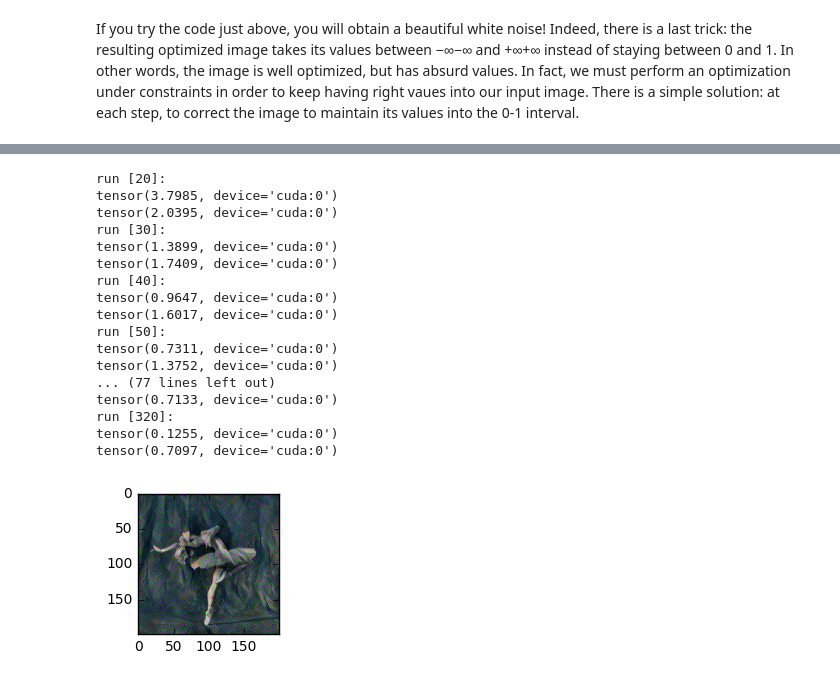
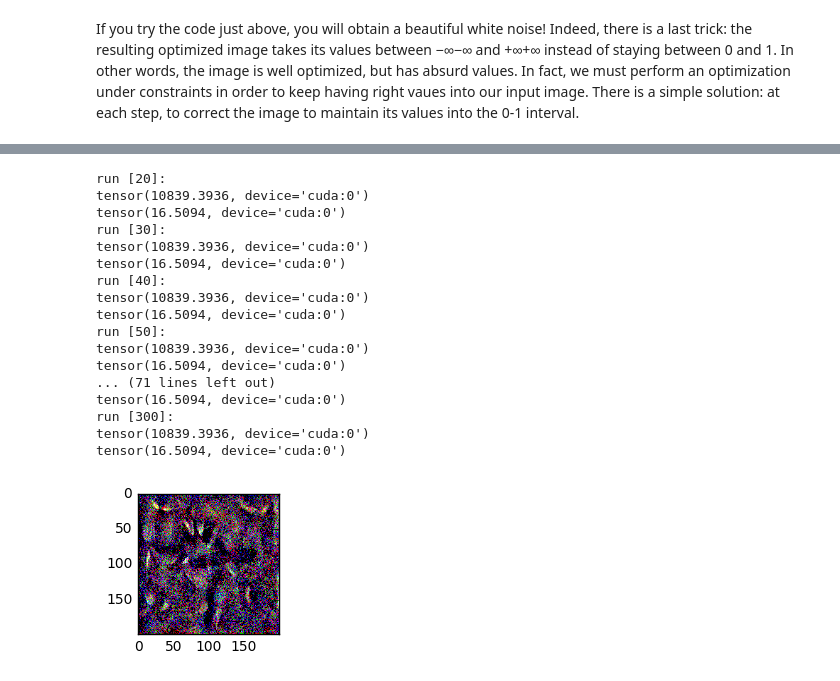
Before and after one commit to coding-blocks-archives/Perceptron_Summer_Noida_2018, a Jupyter notebook: class_19/NeuralArt.ipynb, the cells around one changed output, grey strips where cells are left out. Saved outputs shown, nothing was run; the diff lists cells and outputs as text; code cells hidden in the pictures.

```diff
--- a/class_19/NeuralArt.ipynb
+++ b/class_19/NeuralArt.ipynb
@@ -293,39 +317,39 @@ tensor(0.8331, device='cuda:0')
 # %% [markdown]
 If you try the code just above, you will obtain a beautiful white noise! Indeed, there is a last trick: the resulting optimized image takes its values between  −∞−∞ and  +∞+∞  instead of staying between 0 and 1. In other words, the image is well optimized, but has absurd values. In fact, we must perform an optimization under constraints in order to keep having right vaues into our input image. There is a simple solution: at each step, to correct the image to maintain its values into the 0-1 interval.
 # %%
-run = [0]
-while run[0] <= 300:
+# run = [0]
+# while run[0] <= 300:
 
-    def closure():
-        # correct the values of updated input image
-        input.data.clamp_(0, 1)
+#     def closure():
+#         # correct the values of updated input image
+#         input.data.clamp_(0, 1)
 
-        optimizer.zero_grad()
-        model.forward(input)
-        style_score = 0
-        content_score = 0
+#         optimizer.zero_grad()
+#         model.forward(input)
+#         style_score = 0
+#         content_score = 0
 
-        for sl in style_losses:
-            style_score += sl.backward()
-        for cl in content_losses:
-            content_score += cl.backward()
+#         for sl in style_losses:
+#             style_score += sl.backward()
+#         for cl in content_losses:
+#             content_score += cl.backward()
 
-        run[0]+=1
-        if run[0] % 10 == 0:
-            print("run " + str(run) + ":")
-            print(style_score.data[0])
-            print(content_score.data[0])
+#         run[0]+=1
+#         if run[0] % 10 == 0:
+#             print("run " + str(run) + ":")
+#             print(style_score.data[0])
+#             print(content_score.data[0])
 
-        return content_score+style_score
+#         return content_score+style_score
 
-    optimizer.step(closure)
+#     optimizer.step(closure)
 
-# a last correction...
-input.data.clamp_(0, 1)
+# # a last correction...
+# input.data.clamp_(0, 1)
 
-# finally enjoy the result:
-plt.subplot(224)
-imshow(input.data)
-plt.show()
+# # finally enjoy the result:
+# plt.subplot(224)
+# imshow(input.data)
+# plt.show()
 # %% [output]
 run [10]:
@@ -334,21 +358,21 @@ tensor(2.3778, device='cuda:0')
 run [20]:
-tensor(3.7985, device='cuda:0')
-tensor(2.0395, device='cuda:0')
+tensor(10839.3936, device='cuda:0')
+tensor(16.5094, device='cuda:0')
 run [30]:
-tensor(1.3899, device='cuda:0')
-tensor(1.7409, device='cuda:0')
+tensor(10839.3936, device='cuda:0')
+tensor(16.5094, device='cuda:0')
 run [40]:
-tensor(0.9647, device='cuda:0')
-tensor(1.6017, device='cuda:0')
+tensor(10839.3936, device='cuda:0')
+tensor(16.5094, device='cuda:0')
 run [50]:
-tensor(0.7311, device='cuda:0')
-tensor(1.3752, device='cuda:0')
-... (77 lines left out)
-tensor(0.7133, device='cuda:0')
-run [320]:
-tensor(0.1255, device='cuda:0')
-tensor(0.7097, device='cuda:0')
+tensor(10839.3936, device='cuda:0')
+tensor(16.5094, device='cuda:0')
+... (71 lines left out)
+tensor(16.5094, device='cuda:0')
+run [300]:
+tensor(10839.3936, device='cuda:0')
+tensor(16.5094, device='cuda:0')
-[figure, old version]
+[figure, new version]
 # %%
 imshow(input.data)
 plt.show()
```
Also changed, not shown: parts of 7 cells of this notebook, 2 other files.
